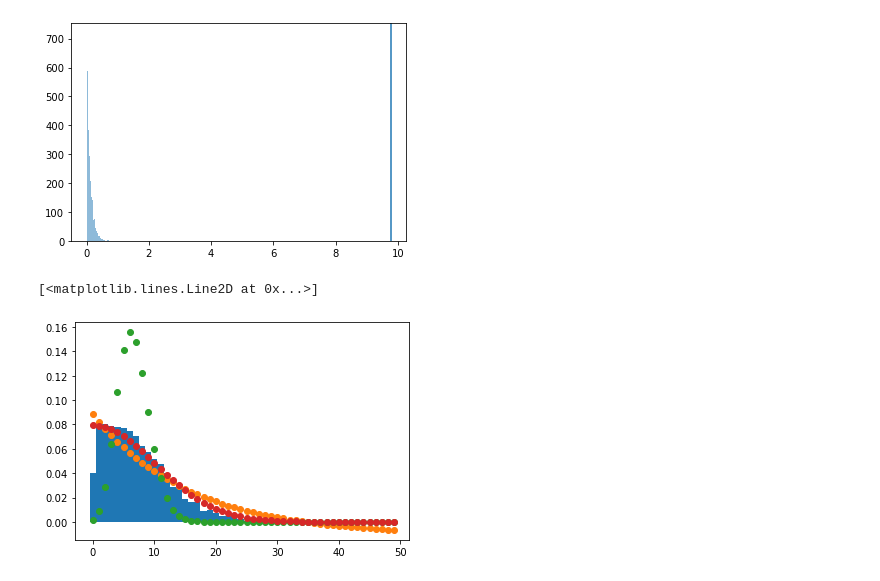
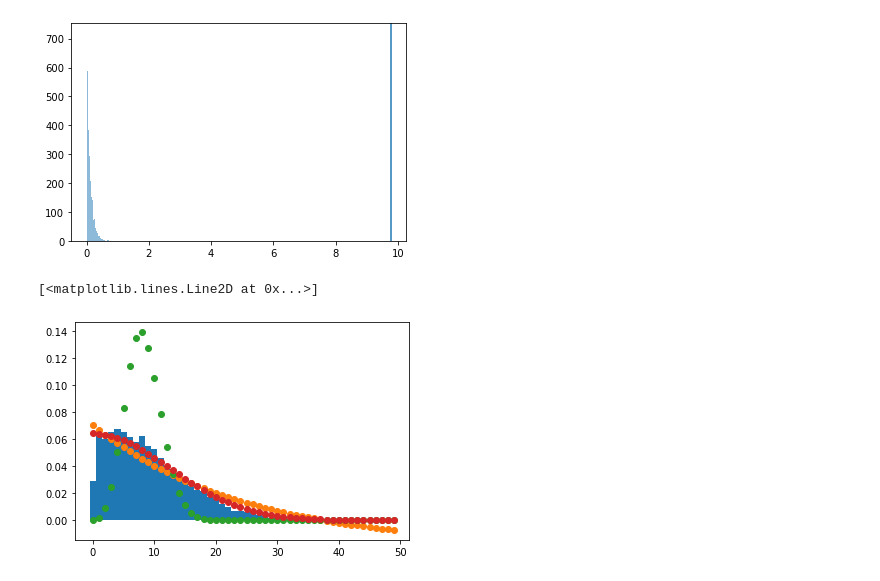
Before and after one commit to xavfunk/nma-koki, a Jupyter notebook: random-correlations.ipynb, the cells around one changed output. Saved outputs shown, nothing was run; the diff lists cells and outputs as text; code cells hidden in the pictures.

```diff
--- a/random-correlations.ipynb
+++ b/random-correlations.ipynb
@@ -87,7 +87,7 @@ from scipy.special import factorial
 from scipy.stats import poisson
 from scipy.stats import halfnorm
 
-i = 1 # index of neuron to look at
+i = 100 # index of neuron to look at
 dat_clean = dat['sresp'][i][dat['sresp'][i] > 0]
 
 # the bins should be of integer width, because poisson is an integer distribution
@@ -126,31 +126,31 @@ parameters_p, cov_matrix_p = curve_fit(fit_function, bin_middles, entries, p0 =
 # fit with curve_fit
 p0 = 1 # start with values near those we expect
 parameters_n, cov_matrix_n = curve_fit(fit_halfnorm, bin_middles, entries, p0 = p0)
 
 
 
 # plot exp-deviation with fitted parameter
 x_plot = np.arange(0, 50)
 
 plt.plot(
     x_plot,
     monoExp(x_plot, *parameters),
     marker='o', linestyle='',
     label='Fit result',
 )
 
 plt.plot(
     x_plot,
     fit_function(x_plot, *parameters_p),
     marker='o', linestyle='',
     label='Fit result',
 )
 plt.plot(
     x_plot,
     fit_halfnorm(x_plot, *parameters_n),
     marker='o', linestyle='',
     label='Fit result',
 )
 # %% [output]
 [<matplotlib.lines.Line2D at 0x...>]
-[figure, old version]
+[figure, new version]
```
Also changed, not shown: parts of 8 cells of this notebook.
